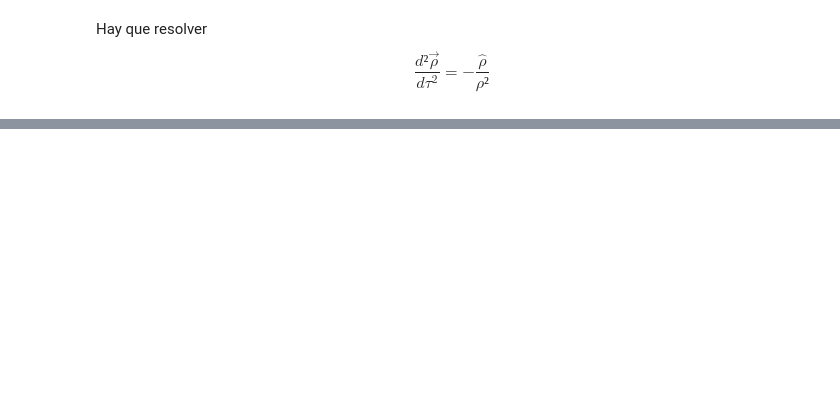
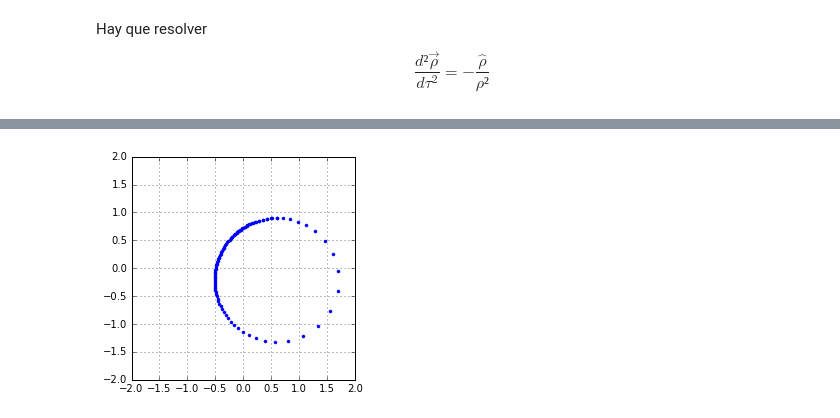
Before and after one commit to jatib/integradores, a Jupyter notebook: Orbitas.ipynb, the cells around one changed output, grey strips where cells are left out. Saved outputs shown, nothing was run; the diff lists cells and outputs as text; code cells hidden in the pictures; blank space fills up the shorter version.

```diff
--- a/Orbitas.ipynb
+++ b/Orbitas.ipynb
@@ -24,0 +62,13 @@ show()
+# %%
+h = 0.1
+tiempos = arange(0,10+h,h)
+# %%
+%%time
+r_vr =odeint(mov_planeta,[1,0,.6,.9],tiempos)
+zoom = 2
+xlim([-zoom,zoom]),ylim([-zoom,zoom])
+axes().set_aspect('equal'),grid(True)
+plot(r_vr[:,2],r_vr[:,3],'.')
+show()
+# %% [output]
+[figure, added]
```
Also changed, not shown: parts of 6 cells of this notebook, 1 other file.
